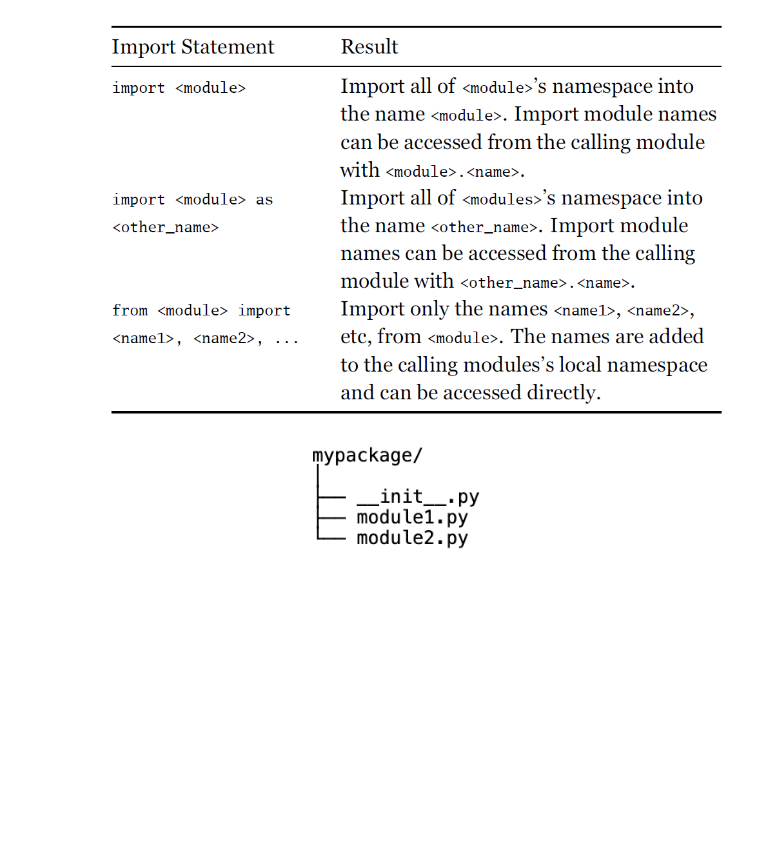
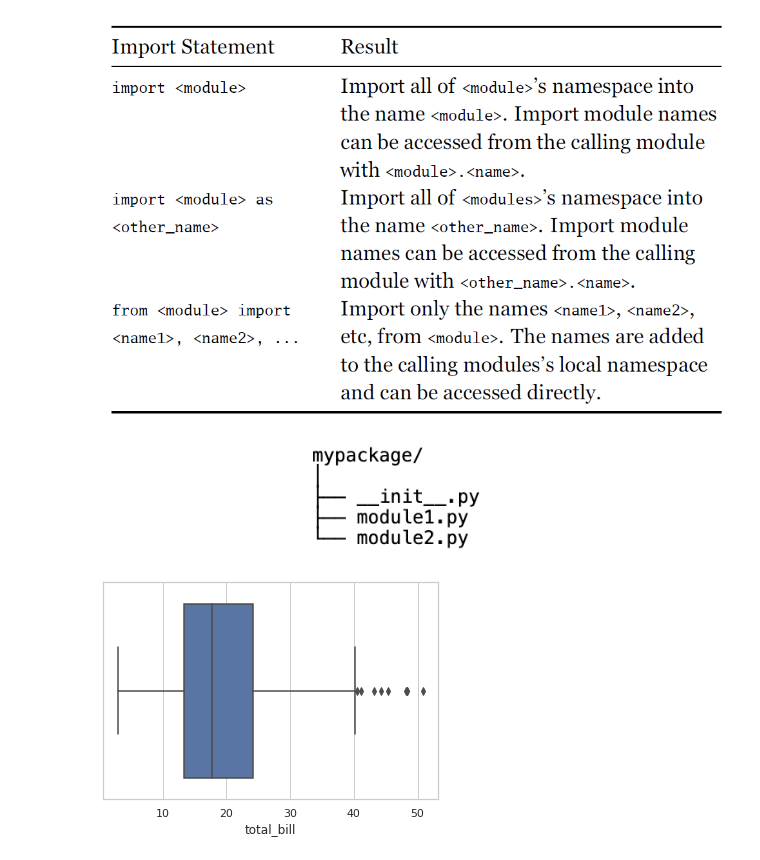
Before and after one commit to pos-unipar/pos-unipar.github.io, a Jupyter notebook: static/docs/aula-25/PythonIntroduction.ipynb, the cells around one changed output. Saved outputs shown, nothing was run; the diff lists cells and outputs as text; code cells hidden in the pictures; blank space fills up the shorter version.

```diff
--- a/static/docs/aula-25/PythonIntroduction.ipynb
+++ b/static/docs/aula-25/PythonIntroduction.ipynb
@@ -1277,3 +2396,10 @@ import mypackage.module1 # <-- Change this line
 mypackage.module1.greet("Pythonista")
 # %% [markdown]
 ![image.png](embedded-picture-1)
+# %%
+import seaborn as sns
+sns.set_theme(style="whitegrid")
+tips = sns.load_dataset("tips")
+ax = sns.boxplot(x=tips["total_bill"])
+# %% [output]
+[figure, added]
```
Also changed, not shown: parts of 354 cells of this notebook, 4 other files.
